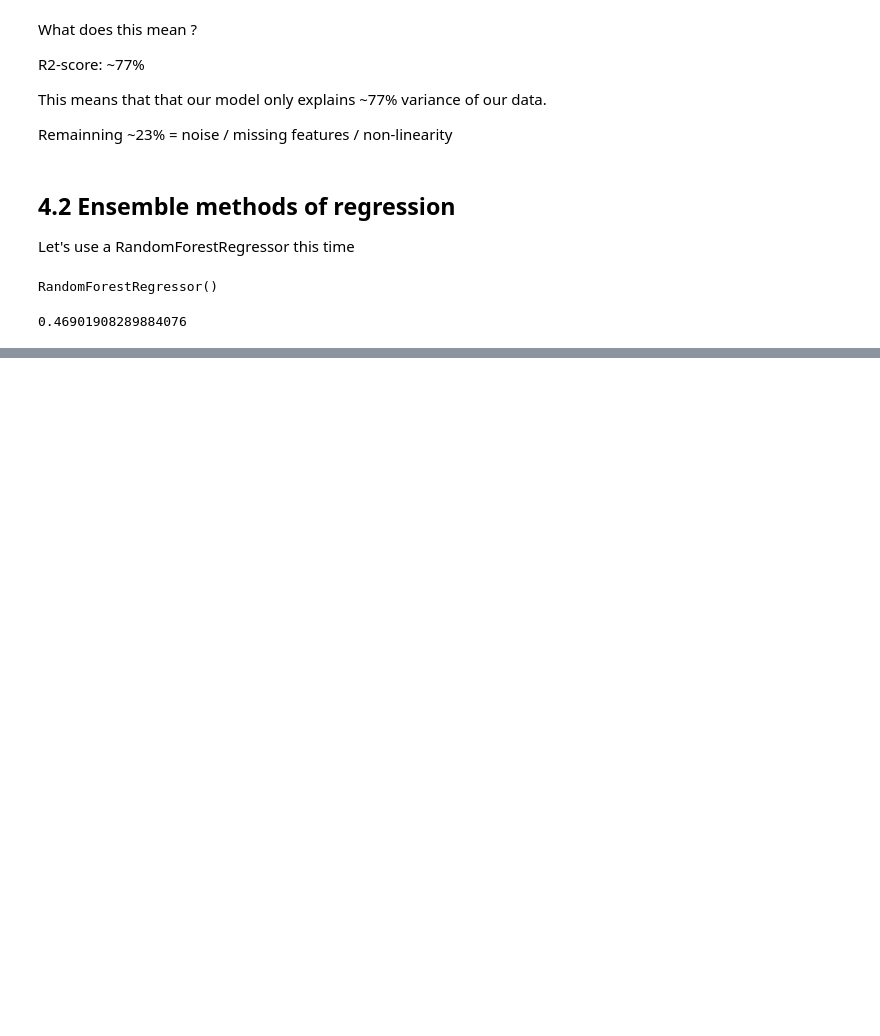
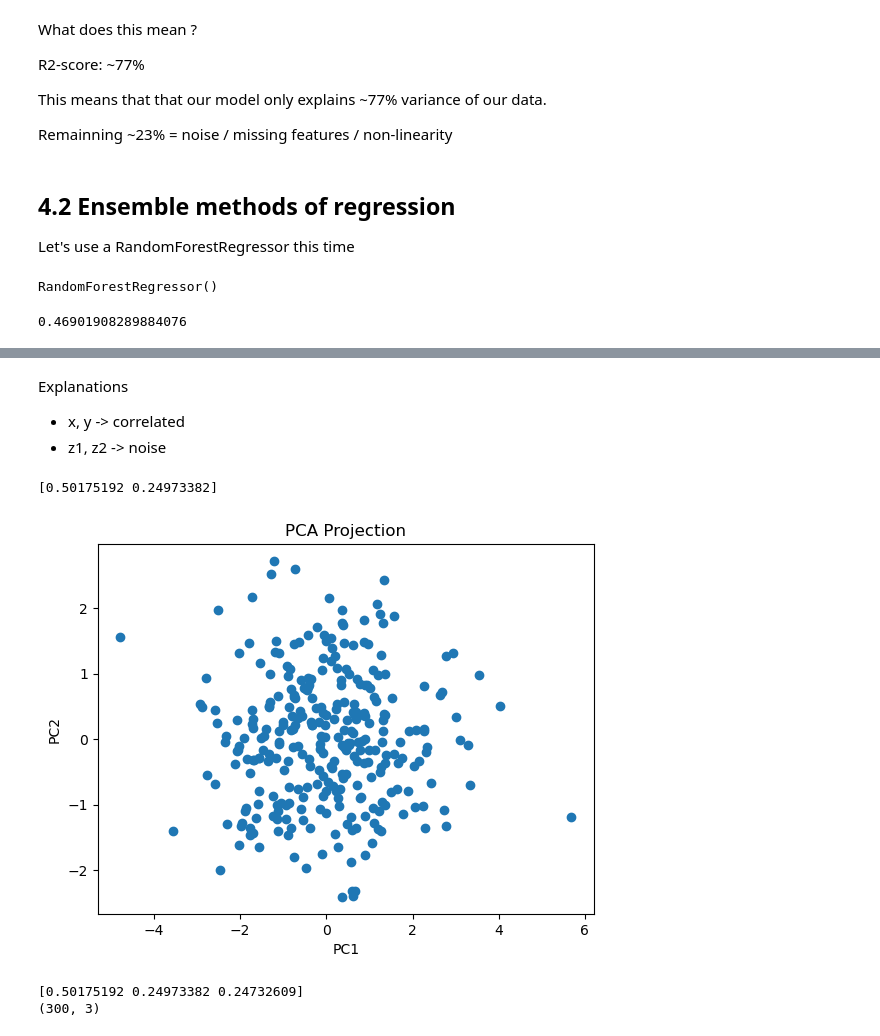
Before and after one commit to Animosius/ai-ml-projects-tools-and-experiments, a Jupyter notebook: foundational/scikit-learn/sc_learn.ipynb, the cells around one changed output, grey strips where cells are left out. Drawn from its saved outputs; the diff is of its cells as text; code cells hidden in the pictures; blank space fills up the shorter version.

```diff
--- a/foundational/scikit-learn/sc_learn.ipynb
+++ b/foundational/scikit-learn/sc_learn.ipynb
@@ -565,0 +764,22 @@ bio_rfr.score(X_test, y_test)
+# %%
+# Let's first make a dataset
+
+import numpy as np
+import matplotlib.pyplot as plt
+
+np.random.seed(42)
+
+# Create base signal
+n_samples = 300
+
+x = np.random.randn(n_samples)
+y = 2 * x + np.random.randn(n_samples) * 0.2 # Strongly correlated
+
+# Add noise dimensions
+z1 = np.random.randn(n_samples)
+z2 = np.random.randn(n_samples)
+
+# combine into dataset
+X = np.vstack([x, y, z1, z2]).T
+
+print(X.shape) # (300,4)
@@ -565,0 +799,42 @@ bio_rfr.score(X_test, y_test)
+# %% [markdown]
+Explanations
+
+* x, y -> correlated
+* z1, z2 -> noise
+# %%
+# Now let's apply PCA
+from sklearn.decomposition import PCA
+from sklearn.preprocessing import StandardScaler
+
+# standardize
+X_scaled = StandardScaler().fit_transform(X)
+
+# apply PCA
+pca = PCA(n_components=2)
+X_pca = pca.fit_transform(X_scaled)
+
+print(pca.explained_variance_ratio_)
+# %% [output]
+[0.50175192 0.24973382]
+# %%
+# Visualization
+plt.scatter(X_pca[:,0], X_pca[:,1])
+plt.title("PCA Projection")
+plt.xlabel("PC1")
+plt.ylabel("PC2")
+plt.show()
+# %% [output]
+[figure, added]
+# %%
+# What if we want to reduce it to 3 dimensions ?
+X1_scaled = StandardScaler().fit_transform(X)
+
+# apply pca (3 components)
+pca1 = PCA(n_components=3)
+X_pca1 = pca1.fit_transform(X1_scaled)
+
+print(pca1.explained_variance_ratio_)
+print(X_pca1.shape)
+# %% [output]
+[0.50175192 0.24973382 0.24732609]
+(300, 3)
```
Also changed, not shown: parts of 35 cells of this notebook.
